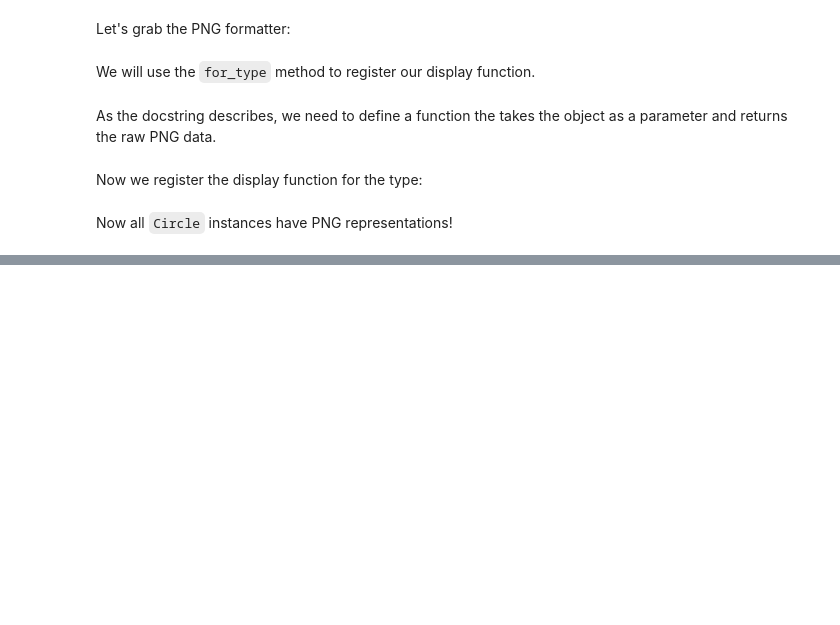
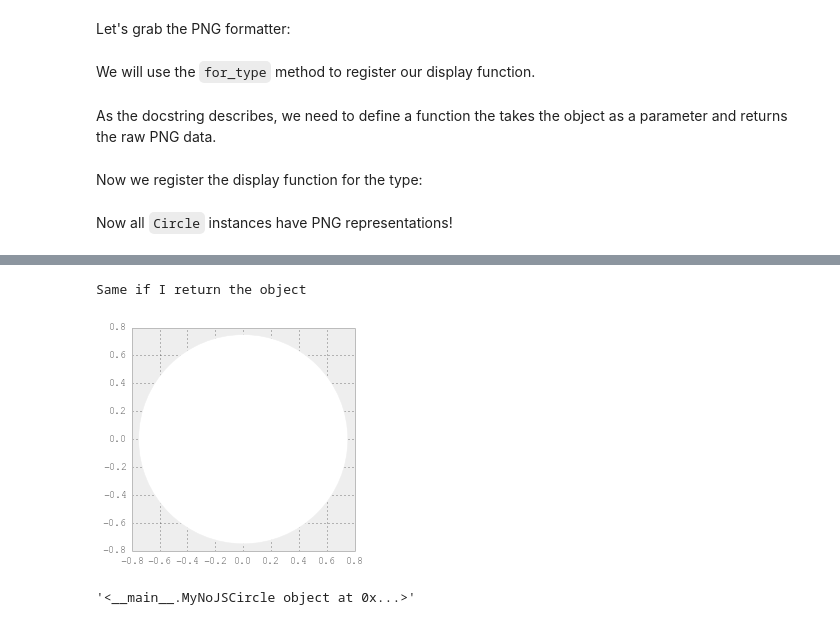
Before and after one commit to ipython/ipython-in-depth, a Jupyter notebook: notebooks/Custom Display Logic.ipynb, the cells around one changed output, grey strips where cells are left out. Drawn from its saved outputs; the diff is of its cells as text; code cells hidden in the pictures; blank space fills up the shorter version.

```diff
--- a/notebooks/Custom Display Logic.ipynb
+++ b/notebooks/Custom Display Logic.ipynb
@@ -121,0 +207,10 @@ display_png(c2)
+# %%
+print "Same if I return the object"
+cNoJs
+# %% [output]
+Same if I return the object
+[figure, added]
+# %%
+cNoJs.__repr__()
+# %% [output]
+'<__main__.MyNoJSCircle object at 0x...>'
```
Also changed, not shown: parts of 15 cells of this notebook, 2 other files.
